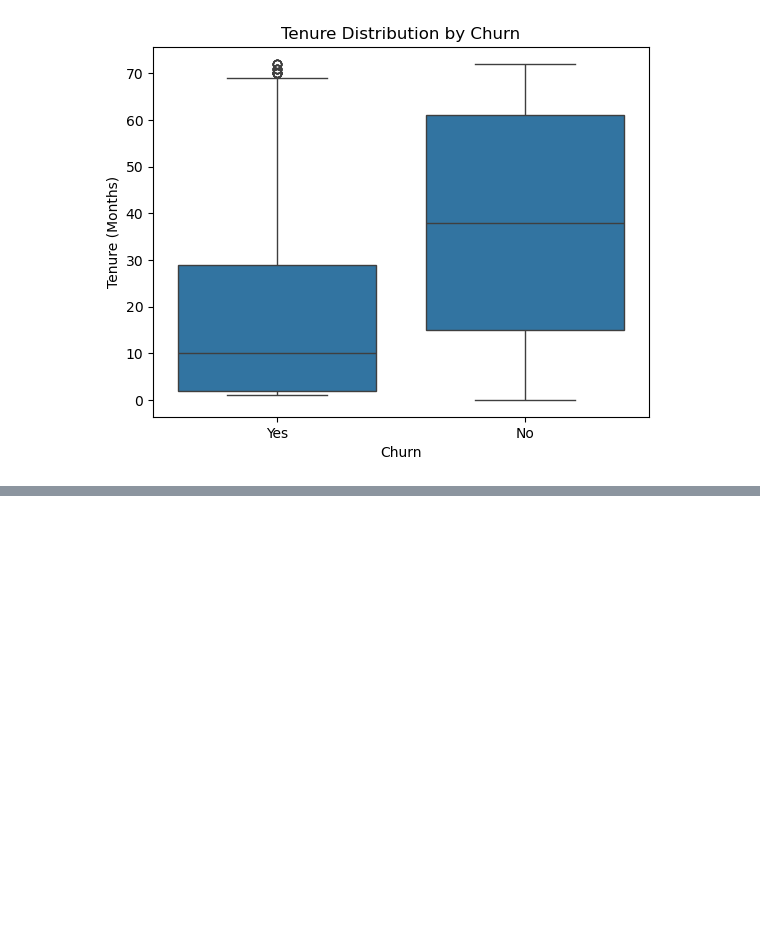
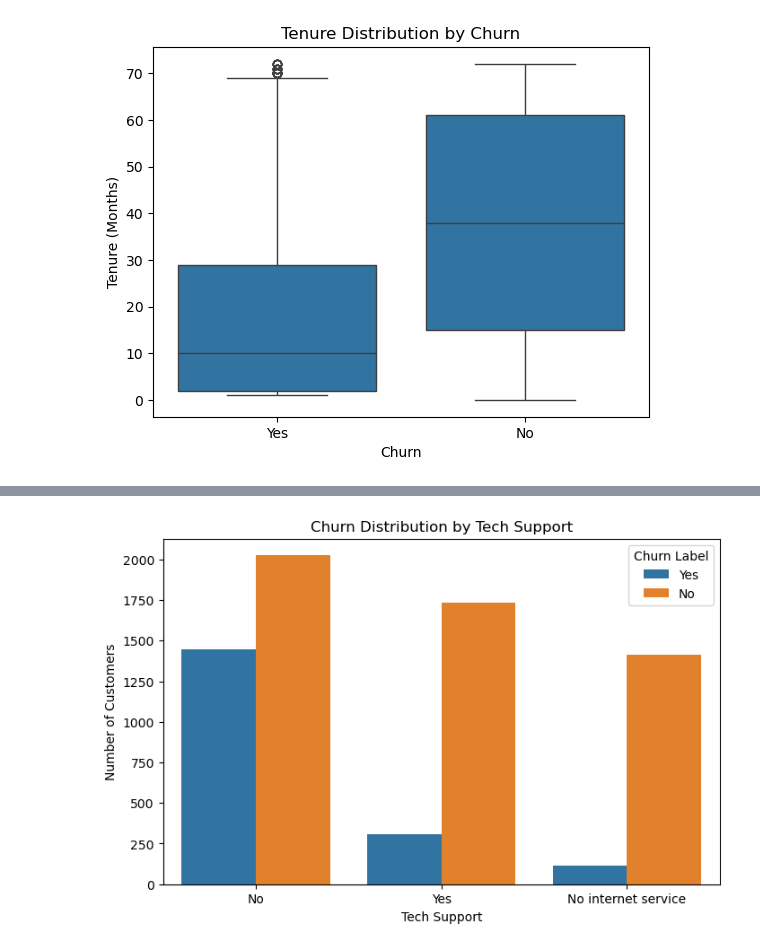
Before and after one commit to RATHICK2951/Data-Analytics---Batch10-, a Jupyter notebook: Notebook/EDA.ipynb, the cells around one changed output, grey strips where cells are left out. Cells and saved outputs as stored; diff of their text form; code cells hidden in the pictures; blank space fills up the shorter version.

```diff
--- a/Notebook/EDA.ipynb
+++ b/Notebook/EDA.ipynb
@@ -160,0 +250,15 @@ plt.show()
+# %%
+plt.figure(figsize=(8, 5))
+
+sns.countplot(
+    data=eda_df,
+    x="Tech Support",
+    hue="Churn Label"
+)
+
+plt.title("Churn Distribution by Tech Support")
+plt.xlabel("Tech Support")
+plt.ylabel("Number of Customers")
+plt.show()
+# %% [output]
+[figure, added]
```
Also changed, not shown: parts of 24 cells of this notebook.
